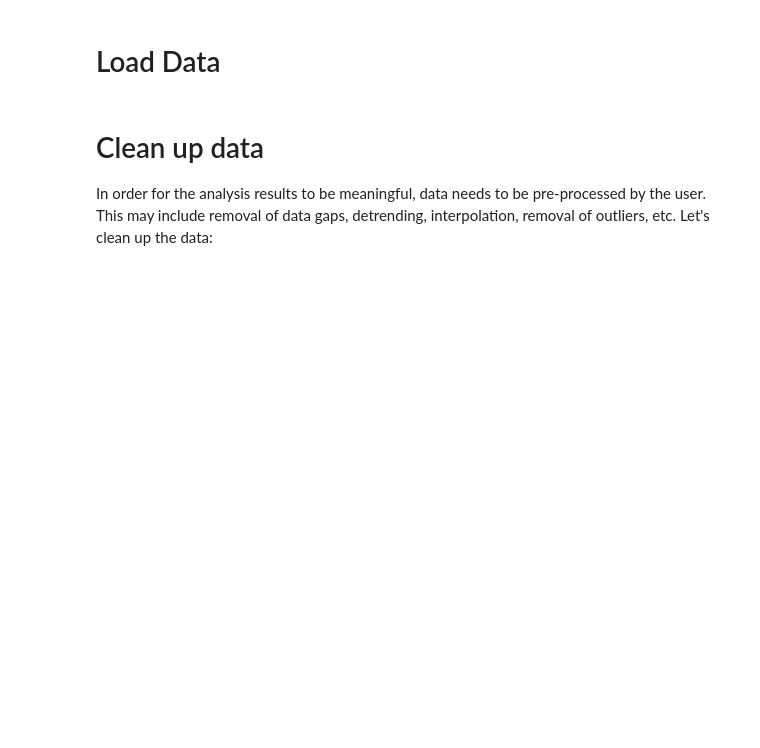
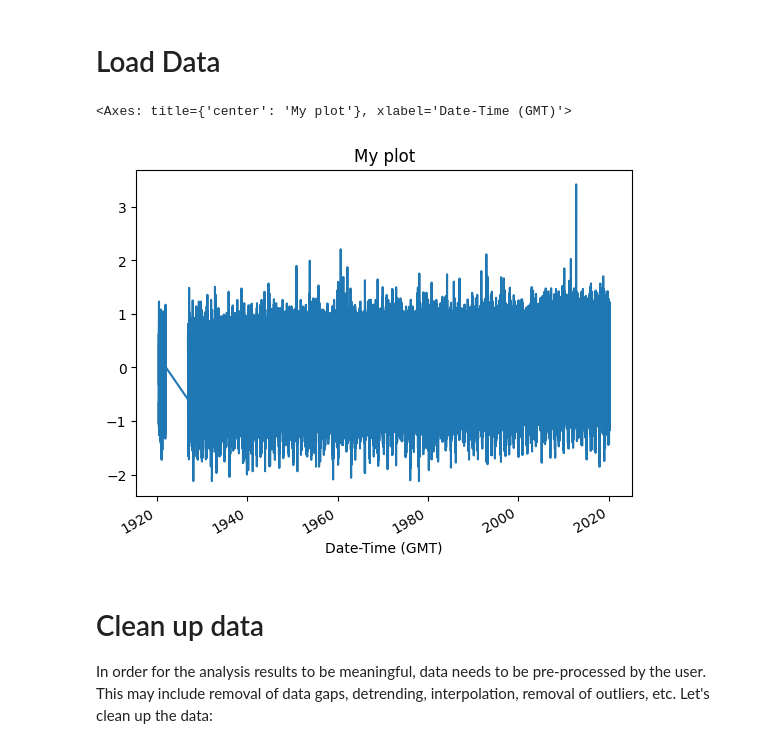
Before and after one commit to SouvickC/TimeSeriesPredictionTutorial, a Jupyter notebook: Week06_Extremes+Anomalies+Signatures/ExtremeValueTheory.ipynb, the cells around one changed output. Cells and saved outputs as stored; diff of their text form; code cells hidden in the pictures; blank space fills up the shorter version.

```diff
--- a/Week06_Extremes+Anomalies+Signatures/ExtremeValueTheory.ipynb
+++ b/Week06_Extremes+Anomalies+Signatures/ExtremeValueTheory.ipynb
@@ -39,6 +39,11 @@ series = pd.read_csv(
     index_col=0,
     parse_dates=True,
 ).squeeze()
+# %%
+series.plot(kind='line', title="My plot")
+# %% [output]
+<Axes: title={'center': 'My plot'}, xlabel='Date-Time (GMT)'>
+[figure, added]
 # %% [markdown]
 # Clean up data
 
```
Also changed, not shown: parts of 10 cells of this notebook.
